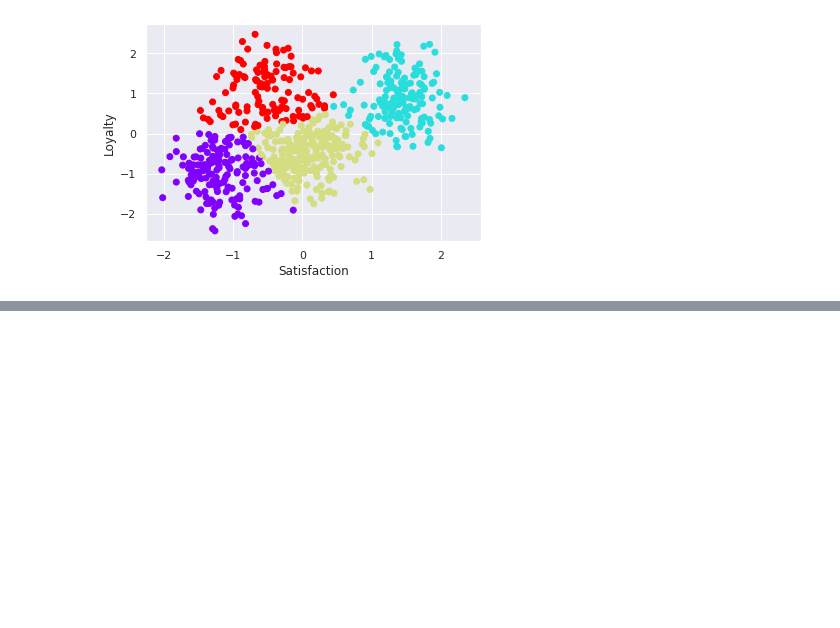
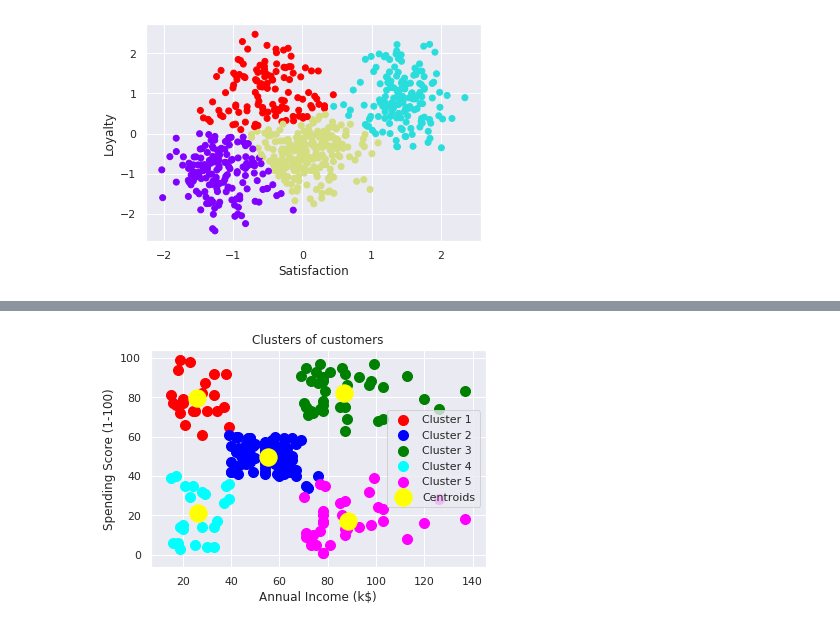
Before and after one commit to bozonhiggsa/ML_algorithms_KMeans, a Jupyter notebook: KMeans.ipynb, the cells around one changed output, grey strips where cells are left out. Saved outputs shown, nothing was run; the diff lists cells and outputs as text; code cells hidden in the pictures; blank space fills up the shorter version.

```diff
--- a/KMeans.ipynb
+++ b/KMeans.ipynb
@@ -288,0 +376,20 @@ ax = plt.gca()
+# %%
+cluster1 = np.array([X[y_kmeans == 0, 0], X[y_kmeans == 0, 1]]).T
+cluster2 = np.array([X[y_kmeans == 1, 0], X[y_kmeans == 1, 1]]).T
+cluster3 = np.array([X[y_kmeans == 2, 0], X[y_kmeans == 2, 1]]).T
+cluster4 = np.array([X[y_kmeans == 3, 0], X[y_kmeans == 3, 1]]).T
+cluster5 = np.array([X[y_kmeans == 4, 0], X[y_kmeans == 4, 1]]).T
+# %%
+plt.scatter(cluster1[:,0], cluster1[:,1], s = 100, c = 'red', label = 'Cluster 1')
+plt.scatter(cluster2[:,0], cluster2[:,1], s = 100, c = 'blue', label = 'Cluster 2')
+plt.scatter(cluster3[:,0], cluster3[:,1], s = 100, c = 'green', label = 'Cluster 3')
+plt.scatter(cluster4[:,0], cluster4[:,1], s = 100, c = 'cyan', label = 'Cluster 4')
+plt.scatter(cluster5[:,0], cluster5[:,1], s = 100, c = 'magenta', label = 'Cluster 5')
+plt.scatter(kmeans.cluster_centers_[:, 0], kmeans.cluster_centers_[:, 1], s = 300, c = 'yellow', label = 'Centroids')
+plt.title('Clusters of customers')
+plt.xlabel('Annual Income (k$)')
+plt.ylabel('Spending Score (1-100)')
+plt.legend()
+plt.show()
+# %% [output]
+[figure, added]
```
Also changed, not shown: parts of 16 cells of this notebook, 1 other file.
